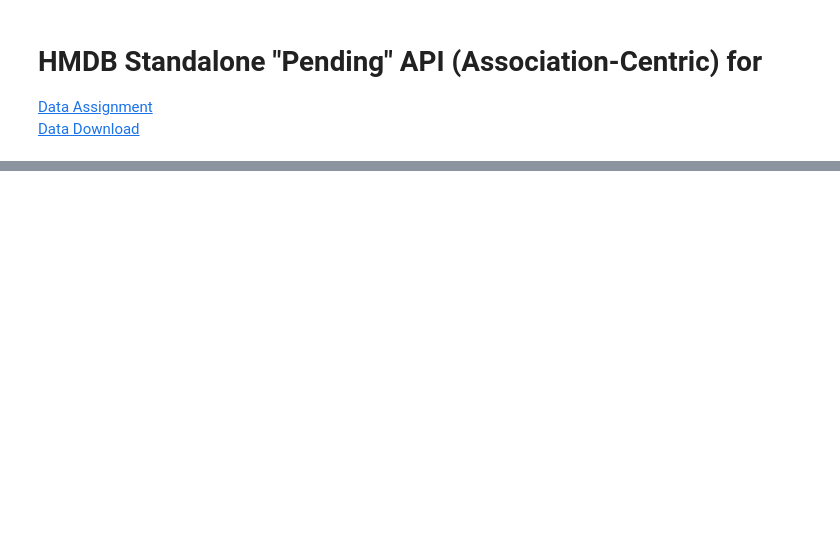
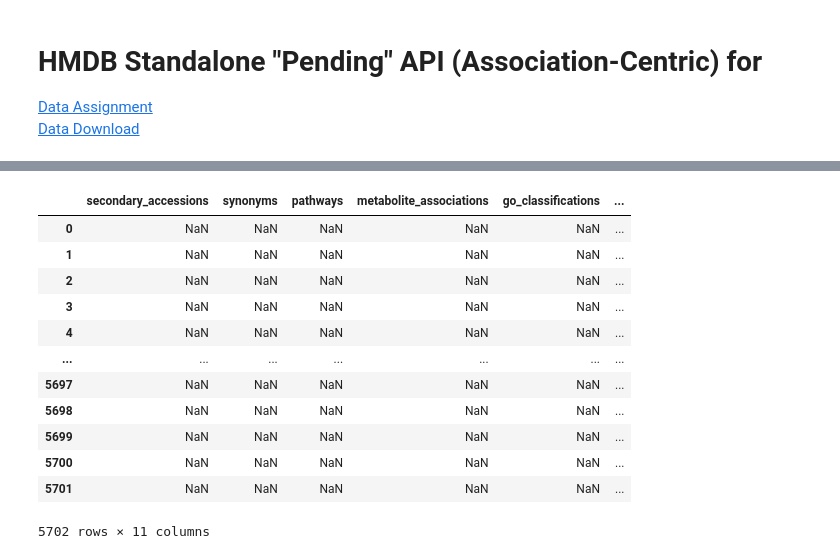
Before and after one commit to NikkiBytes/BioThings_Tutorial, a Jupyter notebook: HMDB_associations.ipynb, the cells around one changed output, grey strips where cells are left out. Saved outputs shown, nothing was run; the diff lists cells and outputs as text; code cells hidden in the pictures; blank space fills up the shorter version.

```diff
--- a/HMDB_associations.ipynb
+++ b/HMDB_associations.ipynb
@@ -17,0 +78,18 @@ def
+# %%
+# get columns with all null values
+null_cols= list(df.loc[:, df.isna().all()].columns.values)
+df.loc[:, df.isna().all()]
+# %% [output]
+|  | secondary_accessions | synonyms | pathways | metabolite_associations | go_classifications | ... |
+| 0 | NaN | NaN | NaN | NaN | NaN | ... |
+| 1 | NaN | NaN | NaN | NaN | NaN | ... |
+| 2 | NaN | NaN | NaN | NaN | NaN | ... |
+| 3 | NaN | NaN | NaN | NaN | NaN | ... |
+| 4 | NaN | NaN | NaN | NaN | NaN | ... |
+| ... | ... | ... | ... | ... | ... | ... |
+| 5697 | NaN | NaN | NaN | NaN | NaN | ... |
+| 5698 | NaN | NaN | NaN | NaN | NaN | ... |
+| 5699 | NaN | NaN | NaN | NaN | NaN | ... |
+| 5700 | NaN | NaN | NaN | NaN | NaN | ... |
+| 5701 | NaN | NaN | NaN | NaN | NaN | ... |
+5702 rows × 11 columns
```
Also changed, not shown: parts of 14 cells of this notebook.
